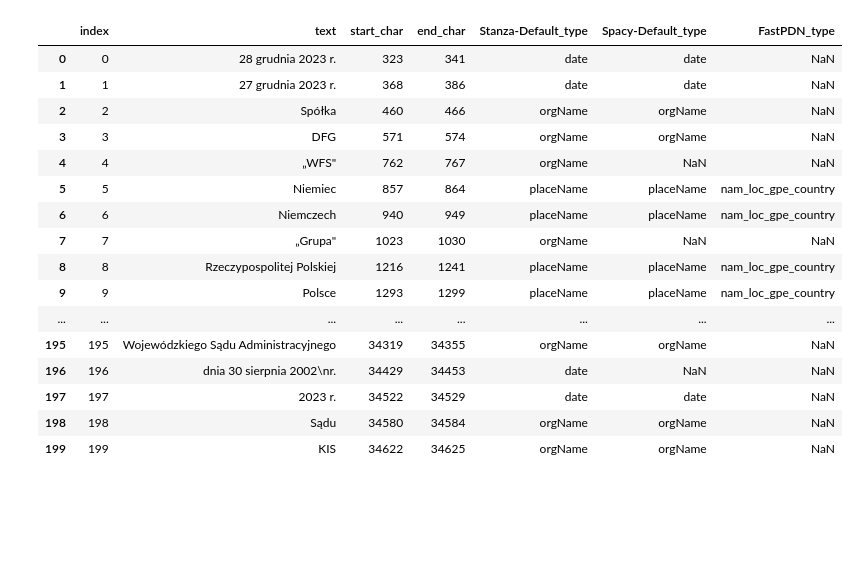
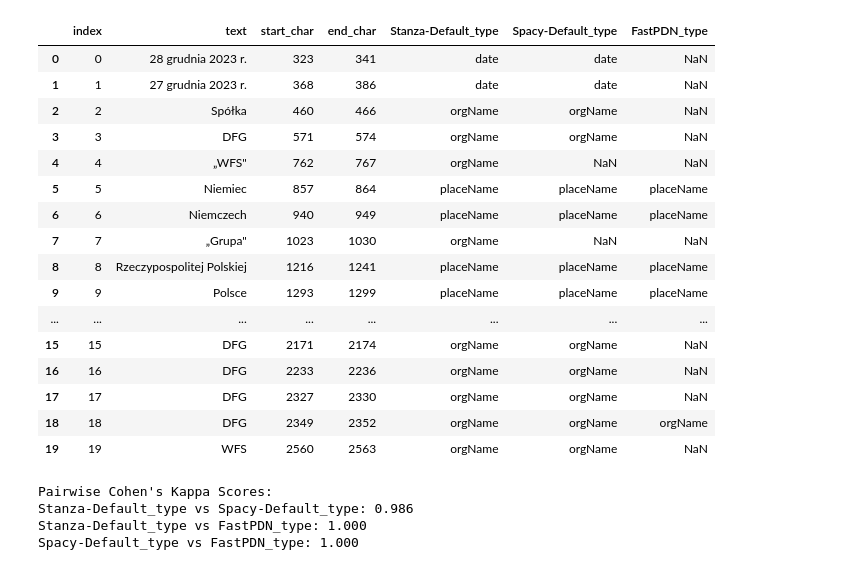
Before and after one commit to axent-pl/ner-compare, a Jupyter notebook: lab.ipynb, the cells around one changed output. Drawn from its saved outputs; the diff is of its cells as text; code cells hidden in the pictures; blank space fills up the shorter version.

```diff
--- a/lab.ipynb
+++ b/lab.ipynb
@@ -10,23 +14,28 @@ for nlp in df['nlp'].unique():
     df_base = pd.merge(left=df_base, right=df.query(f'nlp == "{nlp}"'), how='left', on=['text','start_char','end_char'])
     df_base.drop('nlp', axis=1, inplace=True)
     df_base.rename(columns={'type':nlp_type_column}, inplace=True)
+
+df_base.loc[df_base['FastPDN_type']=='nam_loc_gpe_country','FastPDN_type'] = 'placeName'
+df_base.loc[df_base['FastPDN_type']=='nam_org_company','FastPDN_type'] = 'orgName'
+df_base.loc[df_base['FastPDN_type']=='nam_org_organization','FastPDN_type'] = 'orgName'
+df_base.loc[df_base['FastPDN_type']=='nam_liv_person','FastPDN_type'] = 'persName'
 # %%
-df_base.head(200)
+df_base.head(20)
 # %% [output]
 |  | index | text | start_char | end_char | Stanza-Default_type | Spacy-Default_type | FastPDN_type |
 | 0 | 0 | 28 grudnia 2023 r. | 323 | 341 | date | date | NaN |
 | 1 | 1 | 27 grudnia 2023 r. | 368 | 386 | date | date | NaN |
 | 2 | 2 | Spółka | 460 | 466 | orgName | orgName | NaN |
 | 3 | 3 | DFG | 571 | 574 | orgName | orgName | NaN |
 | 4 | 4 | „WFS" | 762 | 767 | orgName | NaN | NaN |
-| 5 | 5 | Niemiec | 857 | 864 | placeName | placeName | nam_loc_gpe_country |
-| 6 | 6 | Niemczech | 940 | 949 | placeName | placeName | nam_loc_gpe_country |
+| 5 | 5 | Niemiec | 857 | 864 | placeName | placeName | placeName |
+| 6 | 6 | Niemczech | 940 | 949 | placeName | placeName | placeName |
 | 7 | 7 | „Grupa" | 1023 | 1030 | orgName | NaN | NaN |
-| 8 | 8 | Rzeczypospolitej Polskiej | 1216 | 1241 | placeName | placeName | nam_loc_gpe_country |
-| 9 | 9 | Polsce | 1293 | 1299 | placeName | placeName | nam_loc_gpe_country |
+| 8 | 8 | Rzeczypospolitej Polskiej | 1216 | 1241 | placeName | placeName | placeName |
+| 9 | 9 | Polsce | 1293 | 1299 | placeName | placeName | placeName |
 | ... | ... | ... | ... | ... | ... | ... | ... |
-| 195 | 195 | Wojewódzkiego Sądu Administracyjnego | 34319 | 34355 | orgName | orgName | NaN |
-| 196 | 196 | dnia 30 sierpnia 2002\nr. | 34429 | 34453 | date | NaN | NaN |
-| 197 | 197 | 2023 r. | 34522 | 34529 | date | date | NaN |
-| 198 | 198 | Sądu | 34580 | 34584 | orgName | orgName | NaN |
-| 199 | 199 | KIS | 34622 | 34625 | orgName | orgName | NaN |
+| 15 | 15 | DFG | 2171 | 2174 | orgName | orgName | NaN |
+| 16 | 16 | DFG | 2233 | 2236 | orgName | orgName | NaN |
+| 17 | 17 | DFG | 2327 | 2330 | orgName | orgName | NaN |
+| 18 | 18 | DFG | 2349 | 2352 | orgName | orgName | orgName |
+| 19 | 19 | WFS | 2560 | 2563 | orgName | orgName | NaN |
@@ -32,0 +44,22 @@ df_base.head(200)
+# %%
+def calculate_pairwise_kappa(df, tool_columns):
+    kappa_scores = {}
+    for tool1, tool2 in combinations(tool_columns, 2):
+        # Only consider rows where both tools have non-NaN values
+        mask = df[tool1].notna() & df[tool2].notna()
+        if mask.sum() > 0:
+            kappa = cohen_kappa_score(df.loc[mask, tool1], df.loc[mask, tool2])
+            kappa_scores[(tool1, tool2)] = kappa
+        else:
+            kappa_scores[(tool1, tool2)] = None
+    return kappa_scores
+
+kappa_scores = calculate_pairwise_kappa(df_base, tool_columns)
+print("Pairwise Cohen's Kappa Scores:")
+for pair, score in kappa_scores.items():
+    print(f"{pair[0]} vs {pair[1]}: {score:.3f}")
+# %% [output]
+Pairwise Cohen's Kappa Scores:
+Stanza-Default_type vs Spacy-Default_type: 0.986
+Stanza-Default_type vs FastPDN_type: 1.000
+Spacy-Default_type vs FastPDN_type: 1.000
```
Also changed, not shown: parts of 6 cells of this notebook.
